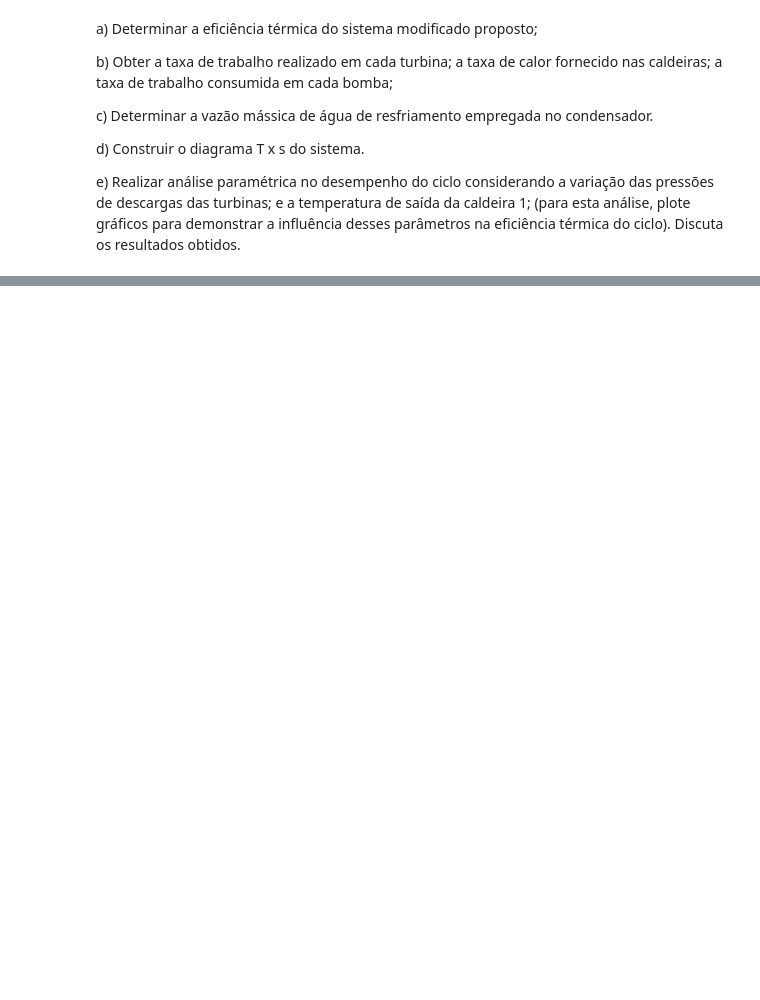
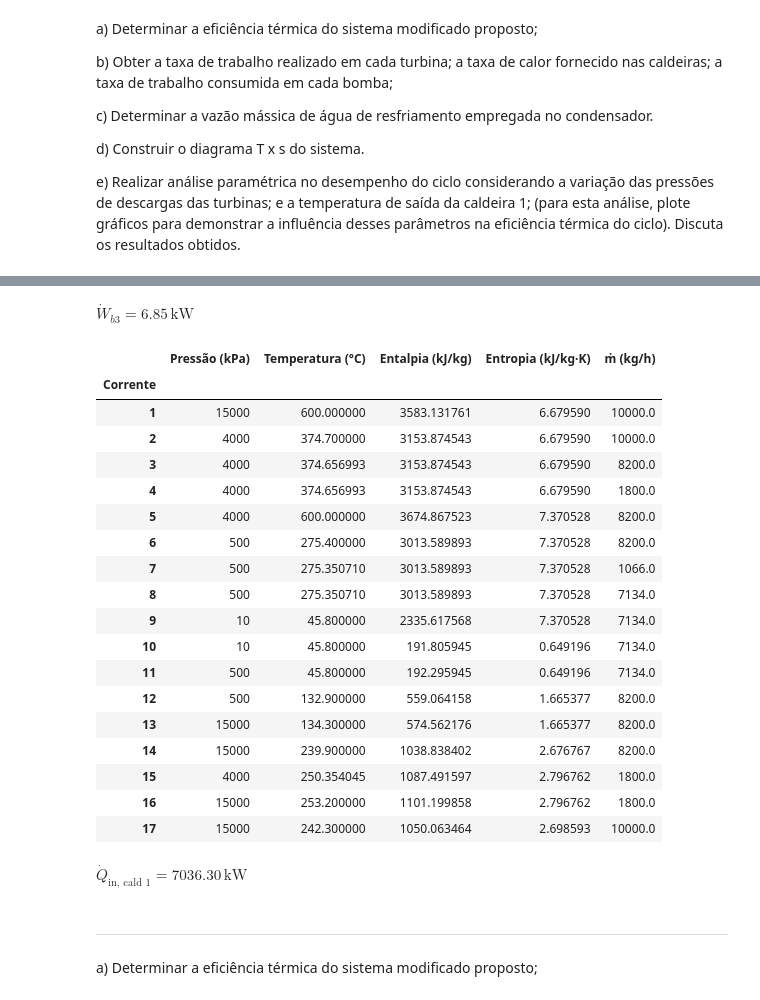
Before and after one commit to joaoalexarruda/rankine-cycle, a Jupyter notebook: calculos/main.ipynb, the cells around one changed output, grey strips where cells are left out. Saved outputs shown, nothing was run; the diff lists cells and outputs as text; code cells hidden in the pictures; blank space fills up the shorter version.

```diff
--- a/calculos/main.ipynb
+++ b/calculos/main.ipynb
@@ -242,0 +437,13 @@ df[['Pressão (kPa)', 'Temperatura (°C)', 'Entalpia (kJ/kg)', 'Entropia (kJ/kg
+# %%
+# Ponto 15: Saída do trocador de calor para bomba 3
+
+P15 = P4
+m_dot15 = m_dot4
+h15 = CP.PropsSI('H', 'P', P15*1e3, 'Q', 0, 'Water') / 1000
+s15 = CP.PropsSI('S', 'P', P15*1e3, 'Q', 0, 'Water') / 1000
+T15 = CP.PropsSI('T', 'P', P15*1e3, 'Q', 0, 'Water') - 273.15
+
+# Adicionar dados à tabela para uso posterior
+
+df.loc[len(df)] = [15, P15, T15, h15, s15, 'Líquido Saturado', m_dot15]
+df.iloc[-1]
@@ -242,0 +459,13 @@ df[['Pressão (kPa)', 'Temperatura (°C)', 'Entalpia (kJ/kg)', 'Entropia (kJ/kg
+# %%
+# Ponto 16: Saída da Bomba 3
+
+P16 = 15000  # kPa
+m_dot16 = m_dot15
+s16 = s15
+h16 = CP.PropsSI('H', 'P', P16*1e3, 'S', s16*1000, 'Water') / 1000
+T16 = CP.PropsSI('T', 'P', P16*1e3, 'H', h16*1000, 'Water') - 273.15
+
+# Adicionar dados à tabela para uso posterior
+
+df.loc[len(df)] = [16, P16, round(T16,1), h16, s16, 'Líquido comprimido', m_dot16]
+df.iloc[-1]
@@ -242,0 +481,42 @@ df[['Pressão (kPa)', 'Temperatura (°C)', 'Entalpia (kJ/kg)', 'Entropia (kJ/kg
+# %%
+# Trabalho da Bomba 3
+
+Wb3 = (m_dot15/3600) * (h16 - h15)  # kW
+display(Math(r'\dot{W}_{b3} = %.2f \, \text{kW}' % Wb3))
+# %% [output]
+$\displaystyle \dot{W}_{b3} = 6.85 \, \text{kW}$
+# %%
+# Ponto 17: Mistura dos fluxos 16 e 14
+
+P17 = P16
+m_dot17  = m_dot16 + m_dot14
+h17 = (m_dot16 * h16 + m_dot14 * h14) / m_dot17
+s17 = CP.PropsSI('S', 'P', P17*1e3, 'H', h17*1000, 'Water') / 1000
+T17 = CP.PropsSI('T', 'P', P17*1e3, 'H', h17*1000, 'Water') - 273.15
+
+# Adicionar dados à tabela para uso posterior
+
+df.loc[len(df)] = [17, P17, round(T17,1), h17, s17, 'Mistura', m_dot17]
+df.set_index('Corrente', inplace=True)
+df_correntes = df[['Pressão (kPa)', 'Temperatura (°C)', 'Entalpia (kJ/kg)', 'Entropia (kJ/kg·K)', 'ṁ (kg/h)']]
+df_correntes
+# %% [output]
+|  | Pressão (kPa) | Temperatura (°C) | Entalpia (kJ/kg) | Entropia (kJ/kg·K) | ṁ (kg/h) |
+| Corrente |  |  |  |  |  |
+| 1 | 15000 | 600.000000 | 3583.131761 | 6.679590 | 10000.0 |
+| 2 | 4000 | 374.700000 | 3153.874543 | 6.679590 | 10000.0 |
+| 3 | 4000 | 374.656993 | 3153.874543 | 6.679590 | 8200.0 |
+| 4 | 4000 | 374.656993 | 3153.874543 | 6.679590 | 1800.0 |
+| 5 | 4000 | 600.000000 | 3674.867523 | 7.370528 | 8200.0 |
+| 6 | 500 | 275.400000 | 3013.589893 | 7.370528 | 8200.0 |
+| 7 | 500 | 275.350710 | 3013.589893 | 7.370528 | 1066.0 |
+| 8 | 500 | 275.350710 | 3013.589893 | 7.370528 | 7134.0 |
+| 9 | 10 | 45.800000 | 2335.617568 | 7.370528 | 7134.0 |
+| 10 | 10 | 45.800000 | 191.805945 | 0.649196 | 7134.0 |
+| 11 | 500 | 45.800000 | 192.295945 | 0.649196 | 7134.0 |
+| 12 | 500 | 132.900000 | 559.064158 | 1.665377 | 8200.0 |
+| 13 | 15000 | 134.300000 | 574.562176 | 1.665377 | 8200.0 |
+| 14 | 15000 | 239.900000 | 1038.838402 | 2.676767 | 8200.0 |
+| 15 | 4000 | 250.354045 | 1087.491597 | 2.796762 | 1800.0 |
+| 16 | 15000 | 253.200000 | 1101.199858 | 2.796762 | 1800.0 |
+| 17 | 15000 | 242.300000 | 1050.063464 | 2.698593 | 10000.0 |
@@ -242,0 +528,11 @@ df[['Pressão (kPa)', 'Temperatura (°C)', 'Entalpia (kJ/kg)', 'Entropia (kJ/kg
+# %%
+# Calor fornecido pela Caldeira 1
+
+Q_in_cald1 = (m_dot1/3600) * (h1 - h17)  # kW
+display(Math(r'\dot{Q}_{\text{in, cald 1}} = %.2f \, \text{kW}' % Q_in_cald1))
+# %% [output]
+$\displaystyle \dot{Q}_{\text{in, cald 1}} = 7036.30 \, \text{kW}$
+# %% [markdown]
+---
+# %% [markdown]
+a) Determinar a eficiência térmica do sistema modificado proposto;
```
Also changed, not shown: parts of 51 cells of this notebook.
